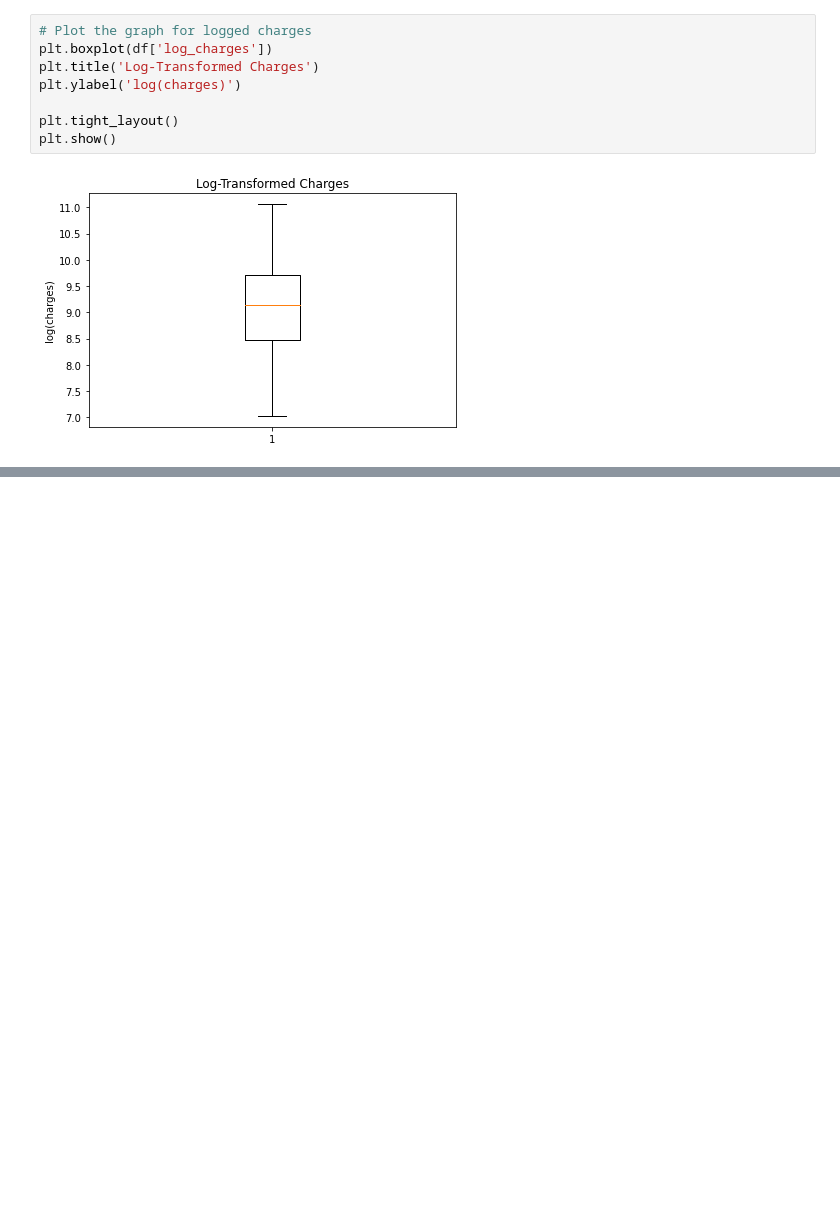
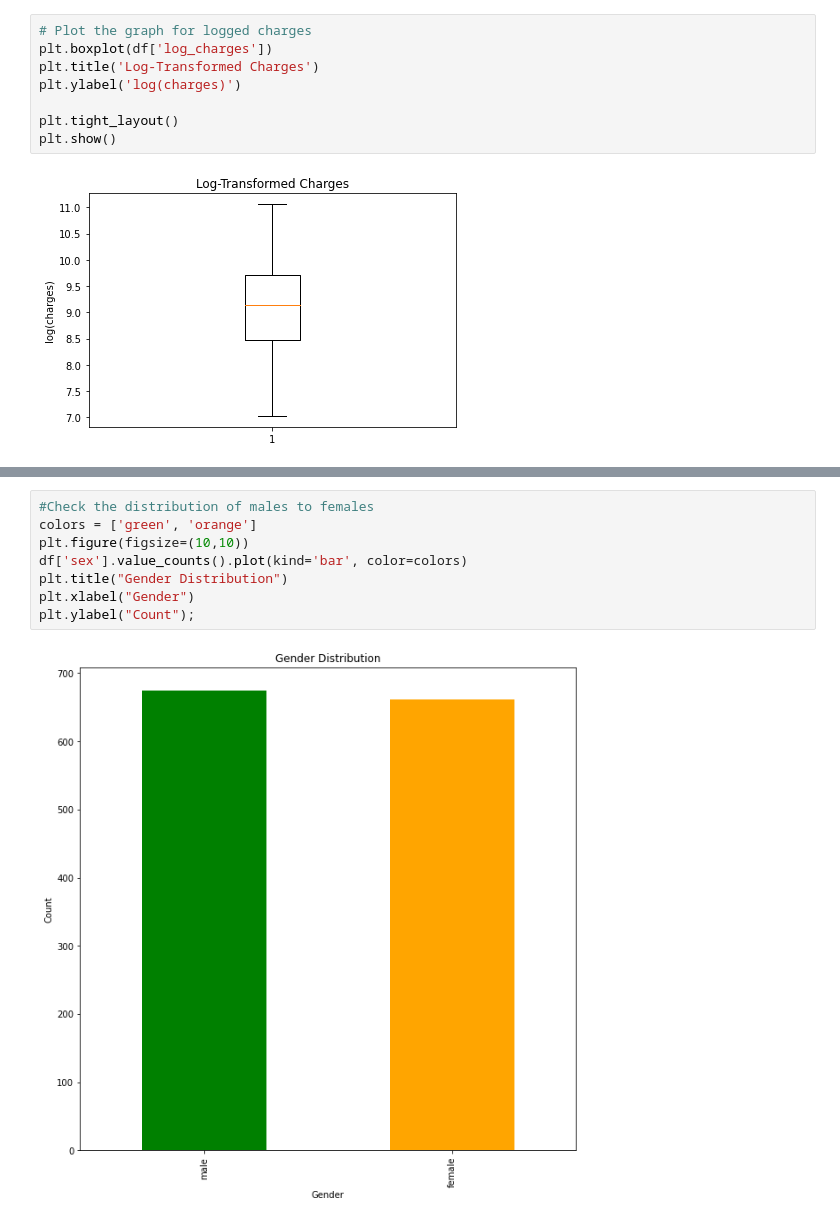
Before and after one commit to Masinde10/Refresher_Insurance, a Jupyter notebook: Insurance Refresher.ipynb, the cells around one changed output, grey strips where cells are left out. Saved outputs shown, nothing was run; the diff lists cells and outputs as text; blank space fills up the shorter version.

```diff
--- a/Insurance Refresher.ipynb
+++ b/Insurance Refresher.ipynb
@@ -112,0 +125,10 @@ plt.show()
+# %%
+#Check the distribution of males to females
+colors = ['green', 'orange']
+plt.figure(figsize=(10,10))
+df['sex'].value_counts().plot(kind='bar', color=colors)
+plt.title("Gender Distribution")
+plt.xlabel("Gender")
+plt.ylabel("Count");
+# %% [output]
+[figure, added]
```
Also changed, not shown: parts of 6 cells of this notebook.
